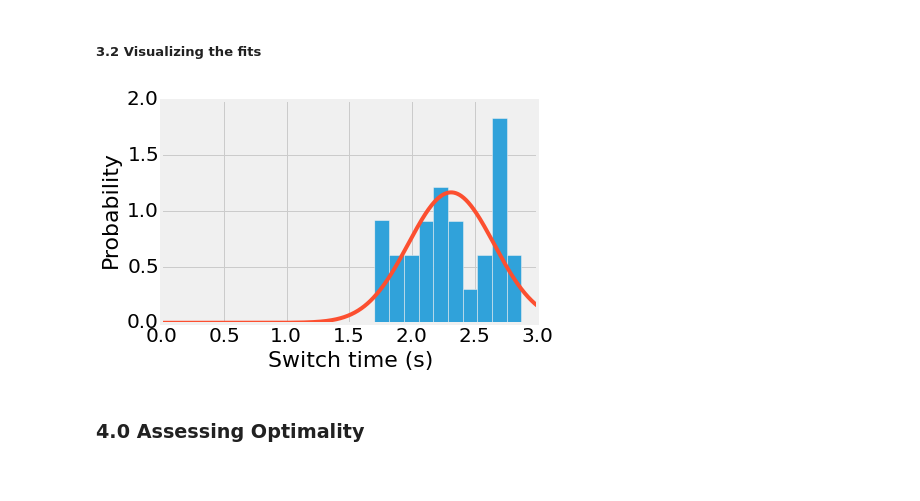
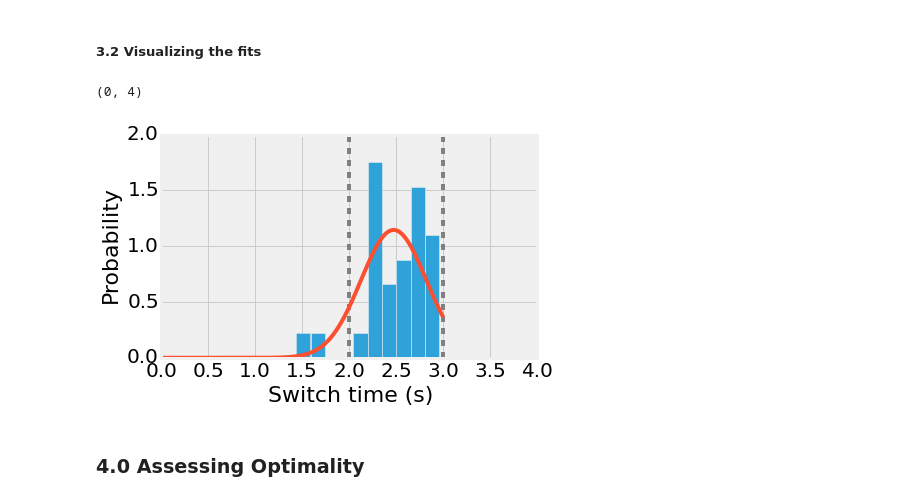
Before and after one commit to dfreestone/timing_tasks, a Jupyter notebook: Switch task/Switch_Analysis.ipynb, the cells around one changed output. Drawn from its saved outputs; the diff is of its cells as text; code cells hidden in the pictures.

```diff
--- a/Switch task/Switch_Analysis.ipynb
+++ b/Switch task/Switch_Analysis.ipynb
@@ -46,6 +46,7 @@ We'll also remove any event that isn't a response (like the introduction and bre
 # %%
 columns = ["participant", "session", "date", "time",
            "block_number", "interval", "trial_number",
-           "response", "response_time", "score"]
+           "response", "response_time", "score",
+           "p_short", "v_short", "v_long", "c_short", "c_long"]
 trial_idx = data.trial_number > 0
 data = data.ix[trial_idx, columns]
@@ -158,30 +177,37 @@ In humans and rats, the switch times are normally distributed. In mice, they are
 Since humans and rats show normally distributed switch times, the maximum likelihood estimates of the parameters are the mean and standard deviation.
 # %%
 # Can "fit" analytically since the parameters are μ=mean and σ=standard deviation
-fit_results = switch_df.groupby(["participant"]).switch_time.agg(["mean", "std"])
+fit_results = data.groupby(["participant"]).switch_time.agg(["mean", "std"])
 fit_results = fit_results.rename(columns={"mean": "μ", "std": "σ"})
+
+# Throw in γ
+fit_results["γ"] = fit_results.σ / fit_results.μ
 # %% [markdown]
 ##### 3.2 Visualizing the fits
 # %%
 participant = "DMF"
 # Pull out the parameters for one participant (and convert to a matrix)
 params = fit_results.ix[participant, ["μ", "σ"]].as_matrix()
 
 x = np.linspace(0, 3, 1000)
 
 st = data[data.participant==participant].switch_time.as_matrix()
 st_fit = norm.pdf(x, *params)
 
 # Plot
 fig, ax = subplots()
+ax.vlines([2, 3], [0]*2, [2]*2, linestyle="--", color="gray")
+
 ax.hist(st, bins=10, normed=True);
 ax.plot(x, st_fit)
 
 # Modify the axes
 ax.set_xlabel("Switch time (s)", fontsize=22)
 ax.set_ylabel("Probability", fontsize=22)
 ax.tick_params(labelsize=20)
+ax.set_xlim((0, 4))
 # %% [output]
+(0, 4)
-[figure, old version]
+[figure, new version]
 # %% [markdown]
 ### 4.0 Assessing Optimality
```
Also changed, not shown: parts of 17 cells of this notebook, 41 other files.
